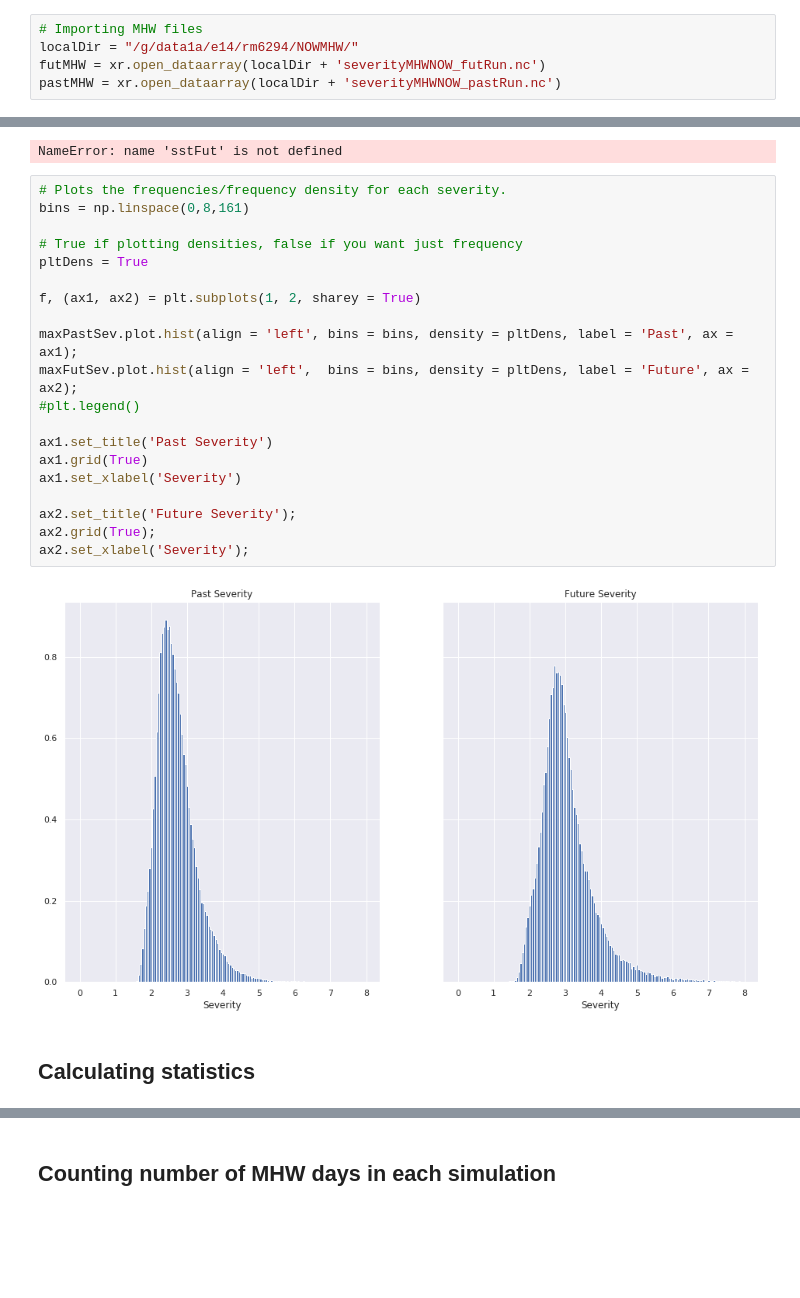
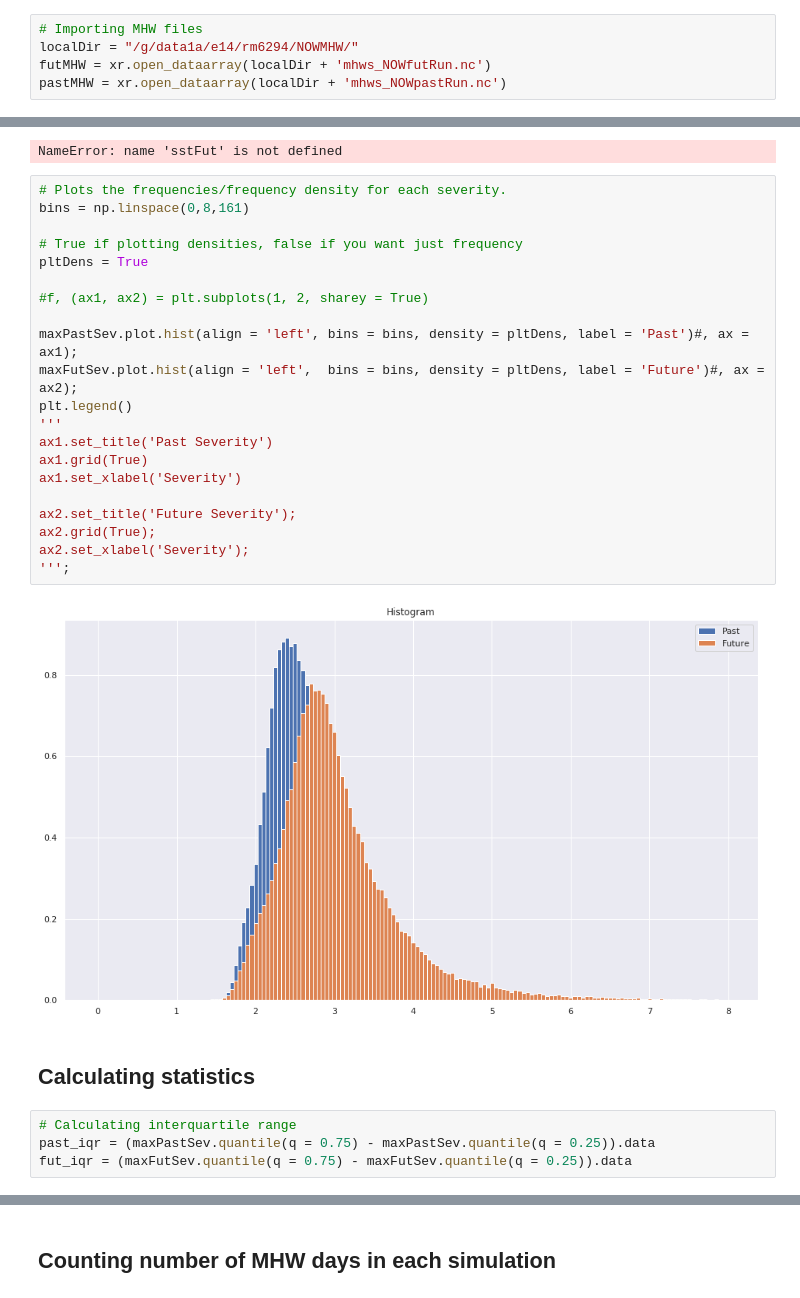
Before and after one commit to ritwik1111/MHW, a Jupyter notebook: Projects/sstPlots/MHW_Statistics.ipynb, the cells around one changed output, grey strips where cells are left out. Saved outputs shown, nothing was run; the diff lists cells and outputs as text; blank space fills up the shorter version.

Commit message:
* MHW_Detection: Now have fully functioning code for implementing duration definiton. * MHW_Statistics Recalculated notebook with updated MHW file in g/data1a

```diff
--- a/Projects/sstPlots/MHW_Statistics.ipynb
+++ b/Projects/sstPlots/MHW_Statistics.ipynb
@@ -31,8 +31,8 @@ sns.set()
 # %%
 # Importing MHW files
 localDir = "/g/data1a/e14/rm6294/NOWMHW/"
-futMHW = xr.open_dataarray(localDir + 'severityMHWNOW_futRun.nc')
-pastMHW = xr.open_dataarray(localDir + 'severityMHWNOW_pastRun.nc')
+futMHW = xr.open_dataarray(localDir + 'mhws_NOWfutRun.nc')
+pastMHW = xr.open_dataarray(localDir + 'mhws_NOWpastRun.nc')
 # %%
 # Defining chunk sizes
 x_chunk = 120
@@ -80,27 +80,32 @@ NameError: name 'sstFut' is not defined
 # %%
 # Plots the frequencies/frequency density for each severity.
 bins = np.linspace(0,8,161)
 
 # True if plotting densities, false if you want just frequency
 pltDens = True
 
-f, (ax1, ax2) = plt.subplots(1, 2, sharey = True)
+#f, (ax1, ax2) = plt.subplots(1, 2, sharey = True)
 
-maxPastSev.plot.hist(align = 'left', bins = bins, density = pltDens, label = 'Past', ax = ax1);
-maxFutSev.plot.hist(align = 'left',  bins = bins, density = pltDens, label = 'Future', ax = ax2);
-#plt.legend()
-
+maxPastSev.plot.hist(align = 'left', bins = bins, density = pltDens, label = 'Past')#, ax = ax1);
+maxFutSev.plot.hist(align = 'left',  bins = bins, density = pltDens, label = 'Future')#, ax = ax2);
+plt.legend()
+'''
 ax1.set_title('Past Severity')
 ax1.grid(True)
 ax1.set_xlabel('Severity')
 
 ax2.set_title('Future Severity');
 ax2.grid(True);
 ax2.set_xlabel('Severity');
+''';
 # %% [output]
-[figure, old version]
+[figure, new version]
 # %% [markdown]
 ## Calculating statistics
+# %%
+# Calculating interquartile range
+past_iqr = (maxPastSev.quantile(q = 0.75) - maxPastSev.quantile(q = 0.25)).data
+fut_iqr = (maxFutSev.quantile(q = 0.75) - maxFutSev.quantile(q = 0.25)).data
 # %%
 # Comparing statistics
 print("Past: std =", np.round(maxPastSev.std().data, 2), ", var =", np.round(maxPastSev.var().data,2),
```
Also changed, not shown: parts of 11 cells of this notebook, 1 other file.
